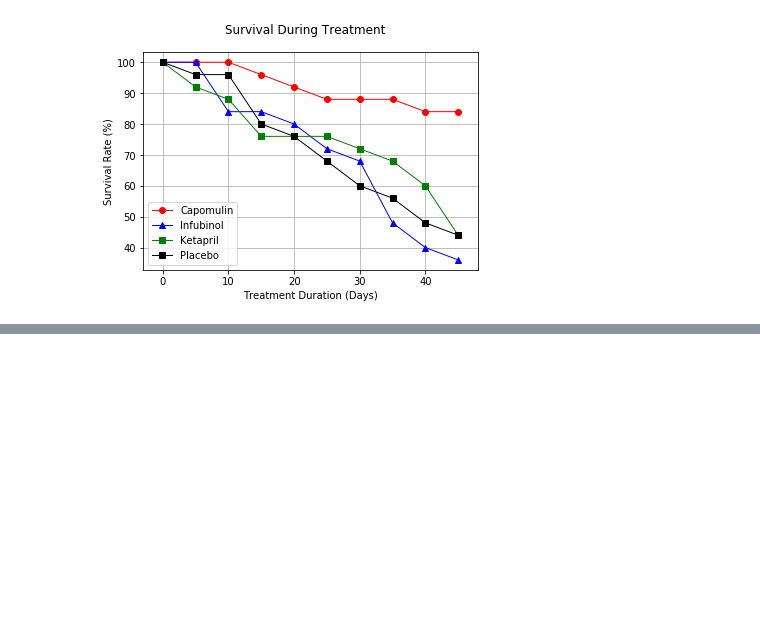
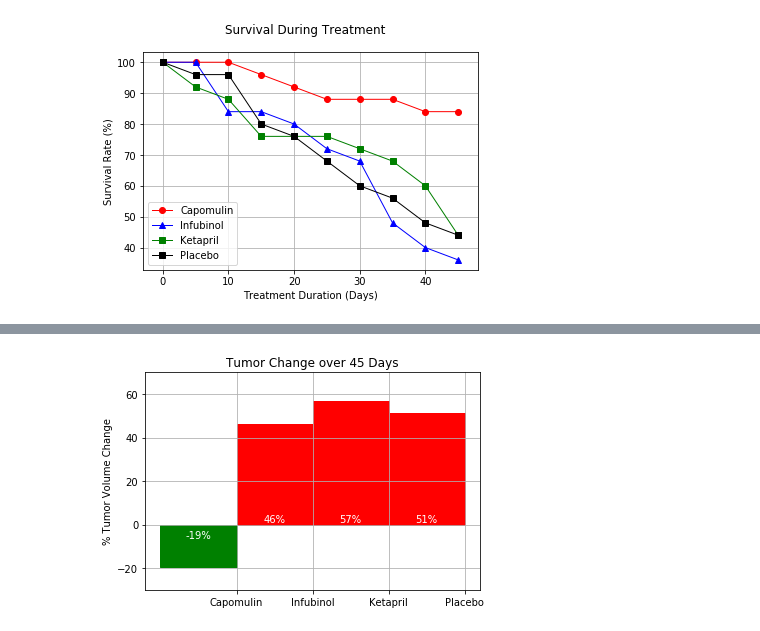
Before and after one commit to jwantrob/Matplotlib, a Jupyter notebook: Pymaceuticals/Homework.ipynb, the cells around one changed output, grey strips where cells are left out. Cells and saved outputs as stored; diff of their text form; code cells hidden in the pictures; blank space fills up the shorter version.

Commit message:
all charts

```diff
--- a/Pymaceuticals/Homework.ipynb
+++ b/Pymaceuticals/Homework.ipynb
@@ -292,3 +292,21 @@ plt.grid()
 plt.show()
 # %% [output]
 [figure]
+# %%
+# Calculate the percent changes for each drug https://pandas.pydata.org/pandas-docs/stable/reference/api/pandas.DataFrame.pct_change.html
+# there are 9 periods from the start of the study until the end.  periods = tells pct_change how many to skip to do the pctchange
+#use dropna to remove rows that have all blanks https://pandas.pydata.org/pandas-docs/version/0.21/generated/pandas.DataFrame.dropna.html
+#reset index to remove timepoint
+meanDT_volume_pc = meanDT_volume_pivot.pct_change(periods=9).dropna(axis=0, how='all').reset_index(drop=True)
+#use stack to move columns to rows.  Turns the dataframe into a series  but reset_index will keep it as a dataframe
+meanDT_volume_pc_pivot = meanDT_volume_pc.stack().reset_index()
+#keep only drug and 0 column
+meanDT_volume_pc_drop = meanDT_volume_pc_pivot.iloc[:,1:3]
+#keep only the 4 drugs you're interested in
+meanDT_volume_pc_final = meanDT_volume_pc_drop.loc[(meanDT_volume_pc_drop["Drug"]=="Capomulin")|
+                                                  (meanDT_volume_pc_drop["Drug"]=="Infubinol")|
+                                                  (meanDT_volume_pc_drop["Drug"]=="Ketapril")|
+                                                  (meanDT_volume_pc_drop["Drug"]=="Placebo"),:]
+
+# Display the data to confirm
+meanDT_volume_pc_final
@@ -294,0 +319,56 @@ plt.show()
+# %%
+# Store all Relevant Percent Changes into Tuples https://pandas.pydata.org/pandas-docs/stable/reference/api/pandas.DataFrame.itertuples.html
+#tuple_pd=list(meanDT_volume_pc_final.itertuples(index=False, name = None))
+#print(tuple_pd)
+# Splice the dameanDT_volume_pc_final["Drug"]
+x_axis = meanDT_volume_pc_final.iloc[:,0]
+y_axis = (meanDT_volume_pc_final.iloc[:,1]*100)
+
+#https://medium.com/@andykashyap/top-5-tricks-to-make-plots-look-better-9f6e687c1e08 to recolor bars
+#https://matplotlib.org/3.1.0/api/_as_gen/matplotlib.pyplot.bar.html
+
+barplot = plt.bar(x_axis,y_axis, align = "edge", width=-1)
+# Orient widths. Add labels, tick marks, etc.
+plt.title("Tumor Change over 45 Days")
+plt.ylabel("% Tumor Volume Change")
+plt.grid()
+barplot[0].set_color('green')
+barplot[1].set_color('red')
+barplot[2].set_color('red')
+barplot[3].set_color('red')
+plt.xlim(-1.2, len(x_axis)-.8)
+plt.yticks([-20,0, 20, 40, 60])
+plt.ylim(-30, 70)
+
+
+
+# removed the functon since I was having issues using get_ylim
+
+
+    # attach some text labels
+for barplots in barplot:
+    height = barplots.get_height()
+
+        # If we can fit the label above the column, do that;
+        # otherwise, put it inside the column.
+    if height > 0.95: # arbitrary; 95% looked good to me.
+        label_position = height - (height)
+    else:
+        label_position = height -(height+7)
+    plt.text(barplots.get_x() + barplots.get_width()/2., label_position,
+                '%.0f%%' % int(height),
+                ha='center', va='bottom', color="white")
+
+
+
+
+# Call functions to implement the function calls
+
+
+# Save the Figure
+
+
+# Show the Figure
+fig.show()
+# %% [output]
+[figure, added]
```
Also changed, not shown: parts of 1 cell of this notebook.
